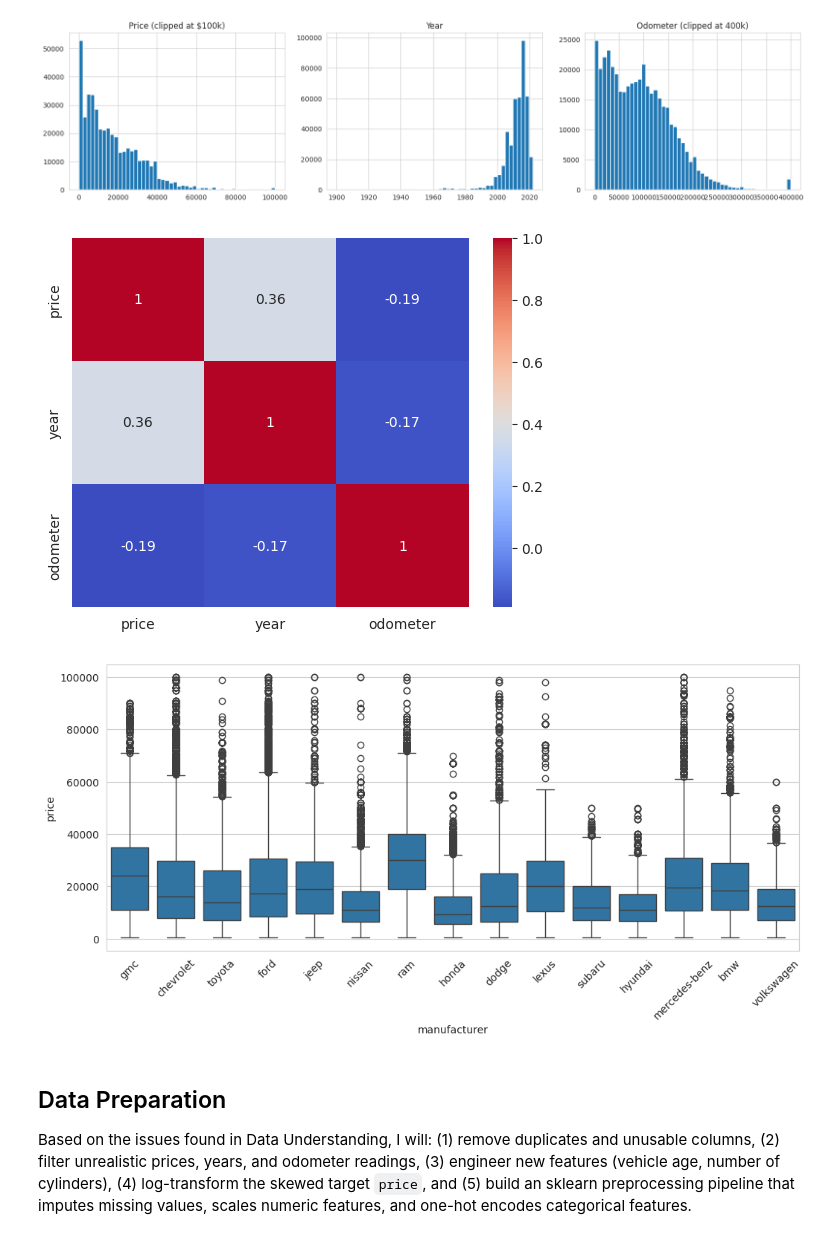
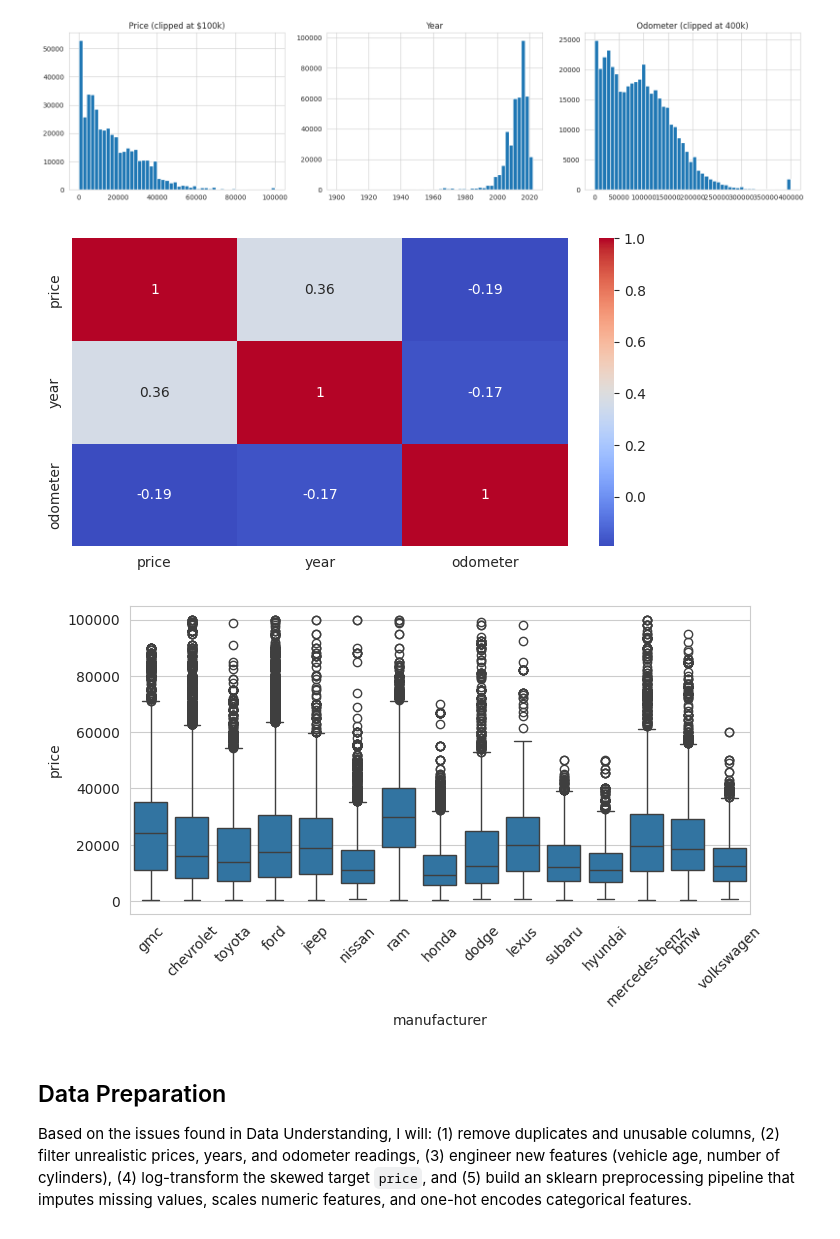
Before and after one commit to SuMiaRbyte/BERKLEY, a Jupyter notebook: prompt_II.ipynb, the cells around one changed output. Drawn from its saved outputs; the diff is of its cells as text; code cells hidden in the pictures.

```diff
--- a/prompt_II.ipynb
+++ b/prompt_II.ipynb
@@ -179,17 +164,17 @@ plt.tight_layout(); plt.show()
 # %%
 # 8. Relationships with price (using a reasonable price range for readability)
 plot_df = df[(df["price"] > 500) & (df["price"] < 100000)]
-
+plt.figure(figsize=(8, 4))
 sns.heatmap(plot_df[["price", "year", "odometer"]].corr(), annot=True, cmap="coolwarm")
 plt.show()
 
 top_mfr = plot_df["manufacturer"].value_counts().head(15).index
-plt.figure(figsize=(12, 5))
+plt.figure(figsize=(8, 4))
 sns.boxplot(data=plot_df[plot_df["manufacturer"].isin(top_mfr)], x="manufacturer", y="price")
 plt.xticks(rotation=45); plt.show()
 # %% [output]
-[figure, old version]
+[figure, new version]
-[figure, old version]
+[figure, new version]
 # %% [markdown]
 ## Data Preparation
 
```
Also changed, not shown: parts of 7 cells of this notebook.
